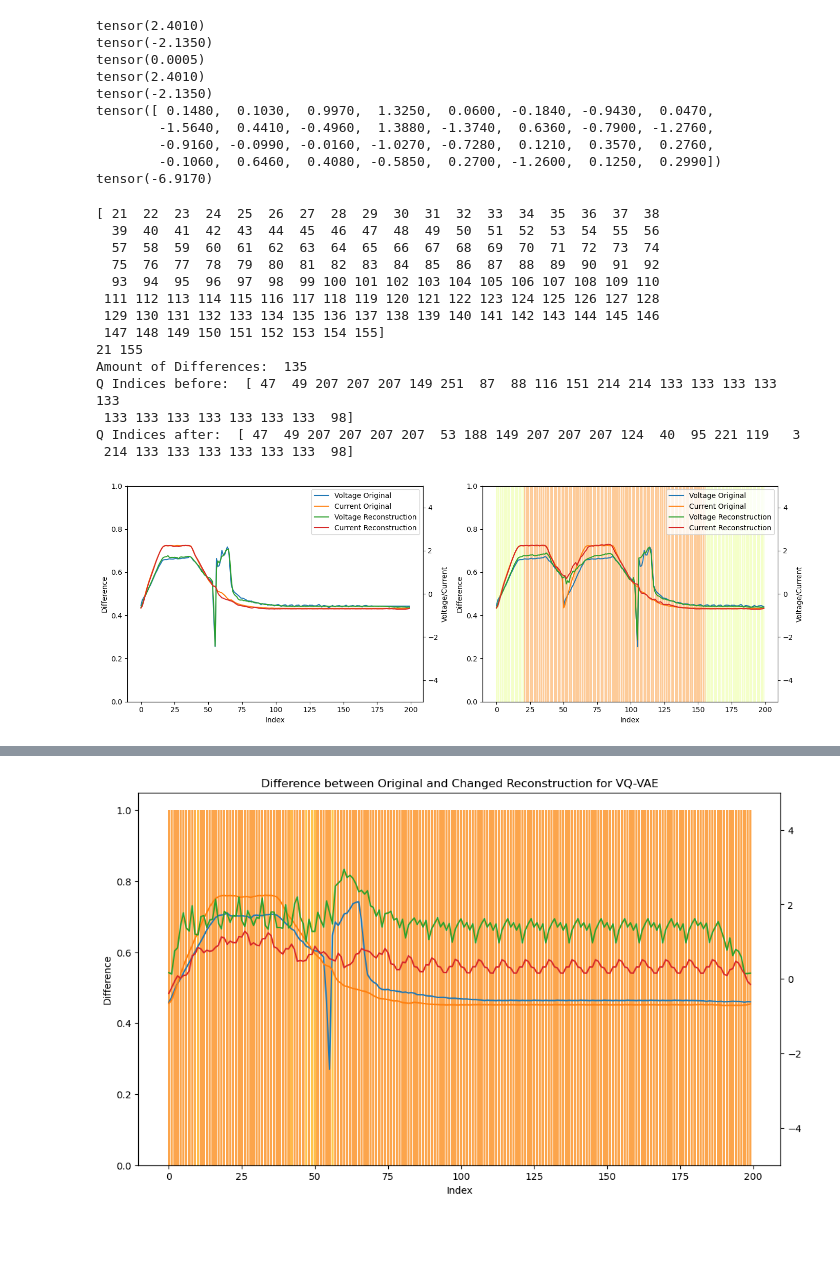
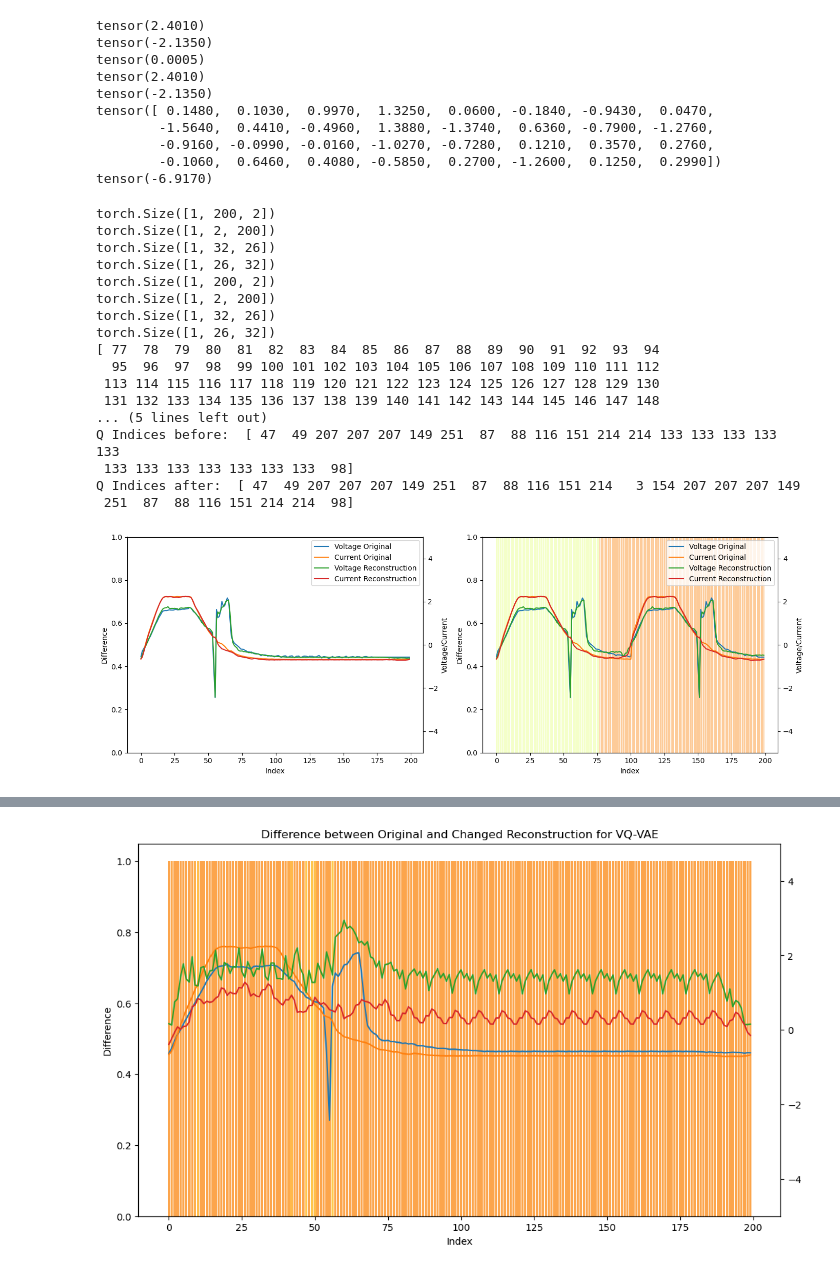
Before and after one commit to derantonin/VQ-VAE-Transformer-Arc-Welding, a Jupyter notebook: Experiments_ALTERING.ipynb, the cells around one changed output, grey strips where cells are left out. Drawn from its saved outputs; the diff is of its cells as text; code cells hidden in the pictures; blank space fills up the shorter version.

```diff
--- a/Experiments_ALTERING.ipynb
+++ b/Experiments_ALTERING.ipynb
@@ -310,7 +313,7 @@ def plot_reconstruction_difference_v3(reconstructed_original, reconstructed_chan
 def alter_input_data(original_data, alter_slice, alter_value, model, label, plot_altered=False, write_csv=False):
     altered_input = original_data.clone()
     # altered_input[alter_slice]=torch.tensor([alter_value, alter_value])
-    altered_input[50:200] = original_data[:150]
+    altered_input[101:195] = original_data[5:99]
     # print(altered_input)
     if label == "VQ-VAE":
         _, _, _, q_data, q_indices, _, _ = send_through_model(model, original_data.unsqueeze(0), reconstruct=False)
@@ -361,43 +364,46 @@ original_data = torch.from_numpy(train_data[test_dpt]).float()
 
 fig, ax = plt.subplots(1,2)
 fig.set_size_inches(14, 5)
 
 
 import csv
 csvfile = open('result_input_altering.csv', 'w', newline='')
 writer = csv.writer(csvfile)
 writer.writerow(["Changed Input Range", "New Value", "Affected Embeddings", "Original Embeddings", "New Embeddings", "Amount Affected Embeddings", "Affected Reconstruction Range", "Affected Reconstruction Datapoints"])
 csvfile.close()
 
 def ergebnis_schreiben(my_row):
     csvfile = open('result_input_altering.csv', 'a', newline='')
     writer = csv.writer(csvfile)
     writer.writerow(my_row)
     csvfile.close()
 
 
 current_model = get_files_and_models(vqvae_v1_files)
 step = 100
 # for i in range(100,200-step+1, step):
 i_changed_q_data, i_changed_q_indices = alter_input_data(original_data=original_data, alter_slice=slice(100, 110),
                                                             alter_value=4, model=current_model["model"], label="VQ-VAE",
                                                             plot_altered=False, write_csv=False)
 
 plt.tight_layout()
 plt.show()
 # %% [output]
-[ 21  22  23  24  25  26  27  28  29  30  31  32  33  34  35  36  37  38
-  39  40  41  42  43  44  45  46  47  48  49  50  51  52  53  54  55  56
-  57  58  59  60  61  62  63  64  65  66  67  68  69  70  71  72  73  74
-  75  76  77  78  79  80  81  82  83  84  85  86  87  88  89  90  91  92
-  93  94  95  96  97  98  99 100 101 102 103 104 105 106 107 108 109 110
- 111 112 113 114 115 116 117 118 119 120 121 122 123 124 125 126 127 128
- 129 130 131 132 133 134 135 136 137 138 139 140 141 142 143 144 145 146
- 147 148 149 150 151 152 153 154 155]
-21 155
-Amount of Differences:  135
+torch.Size([1, 200, 2])
+torch.Size([1, 2, 200])
+torch.Size([1, 32, 26])
+torch.Size([1, 26, 32])
+torch.Size([1, 200, 2])
+torch.Size([1, 2, 200])
+torch.Size([1, 32, 26])
+torch.Size([1, 26, 32])
+[ 77  78  79  80  81  82  83  84  85  86  87  88  89  90  91  92  93  94
+  95  96  97  98  99 100 101 102 103 104 105 106 107 108 109 110 111 112
+ 113 114 115 116 117 118 119 120 121 122 123 124 125 126 127 128 129 130
+ 131 132 133 134 135 136 137 138 139 140 141 142 143 144 145 146 147 148
+... (5 lines left out)
 Q Indices before:  [ 47  49 207 207 207 149 251  87  88 116 151 214 214 133 133 133 133 133
  133 133 133 133 133 133 133  98]
-Q Indices after:  [ 47  49 207 207 207 207  53 188 149 207 207 207 124  40  95 221 119   3
- 214 133 133 133 133 133 133  98]
+Q Indices after:  [ 47  49 207 207 207 149 251  87  88 116 151 214   3 154 207 207 207 149
+ 251  87  88 116 151 214 214  98]
-[figure, old version]
+[figure, new version]
```
Also changed, not shown: parts of 30 cells of this notebook, 3 other files.
